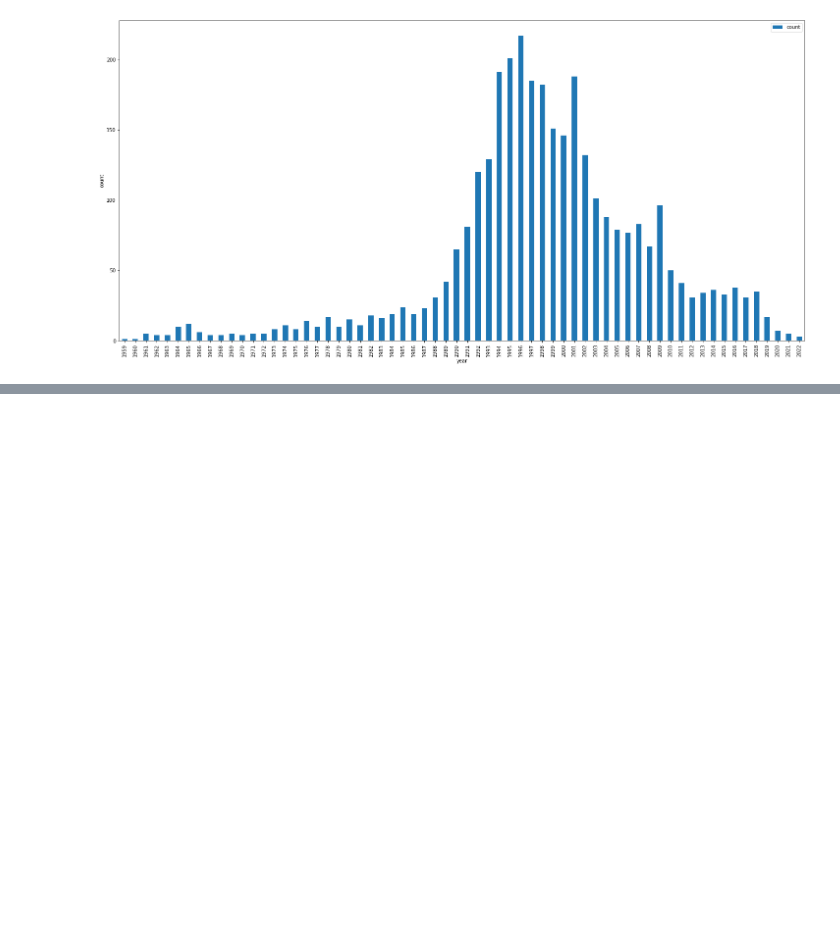
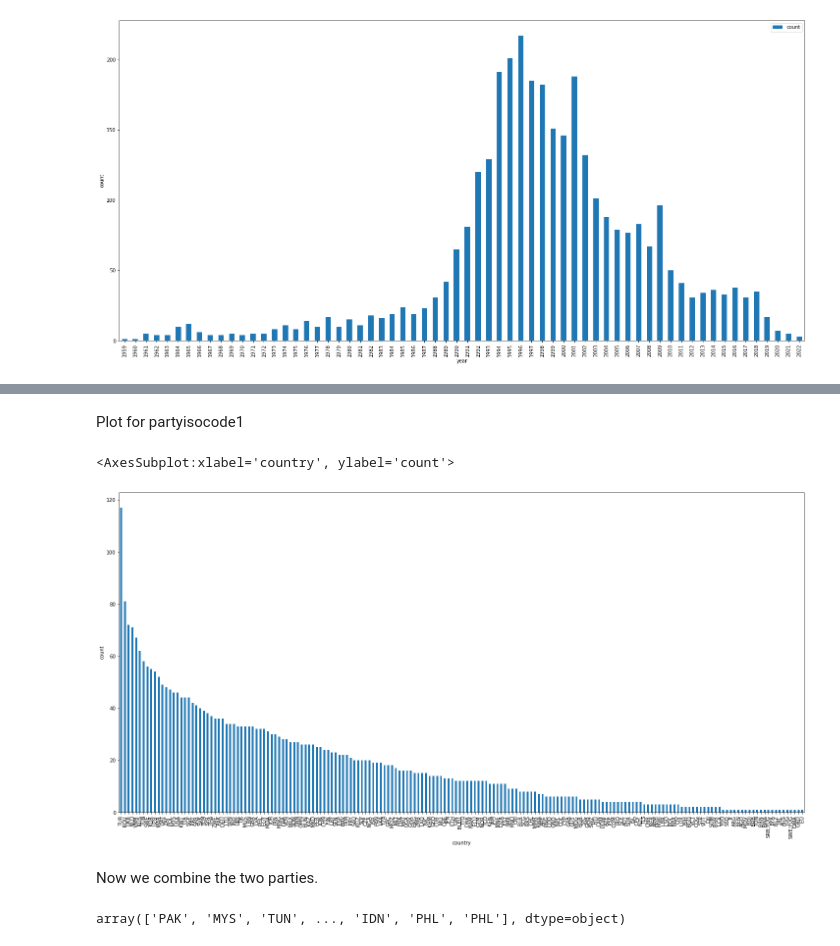
Before and after one commit to coollx/Relevant-Difference-Detector-for-Legal-Text, a Jupyter notebook: EDA.ipynb, the cells around one changed output, grey strips where cells are left out. Cells and saved outputs as stored; diff of their text form; code cells hidden in the pictures; blank space fills up the shorter version.

```diff
--- a/EDA.ipynb
+++ b/EDA.ipynb
@@ -116,0 +154,13 @@ grouped_df.plot(kind='bar', x='year_of_date_signed', y='count', figsize=(25,12),
+# %% [markdown]
+Plot for partyisocode1
+# %%
+meta_data_df.partyisocode1.value_counts().plot(kind='bar', figsize=(25,12), xlabel = 'country', ylabel = 'count')
+# %% [output]
+<AxesSubplot:xlabel='country', ylabel='count'>
+[figure, added]
+# %% [markdown]
+Now we combine the two parties.
+# %%
+meta_data_df.partyisocode1.values
+# %% [output]
+array(['PAK', 'MYS', 'TUN', ..., 'IDN', 'PHL', 'PHL'], dtype=object)
```
Also changed, not shown: parts of 12 cells of this notebook.
